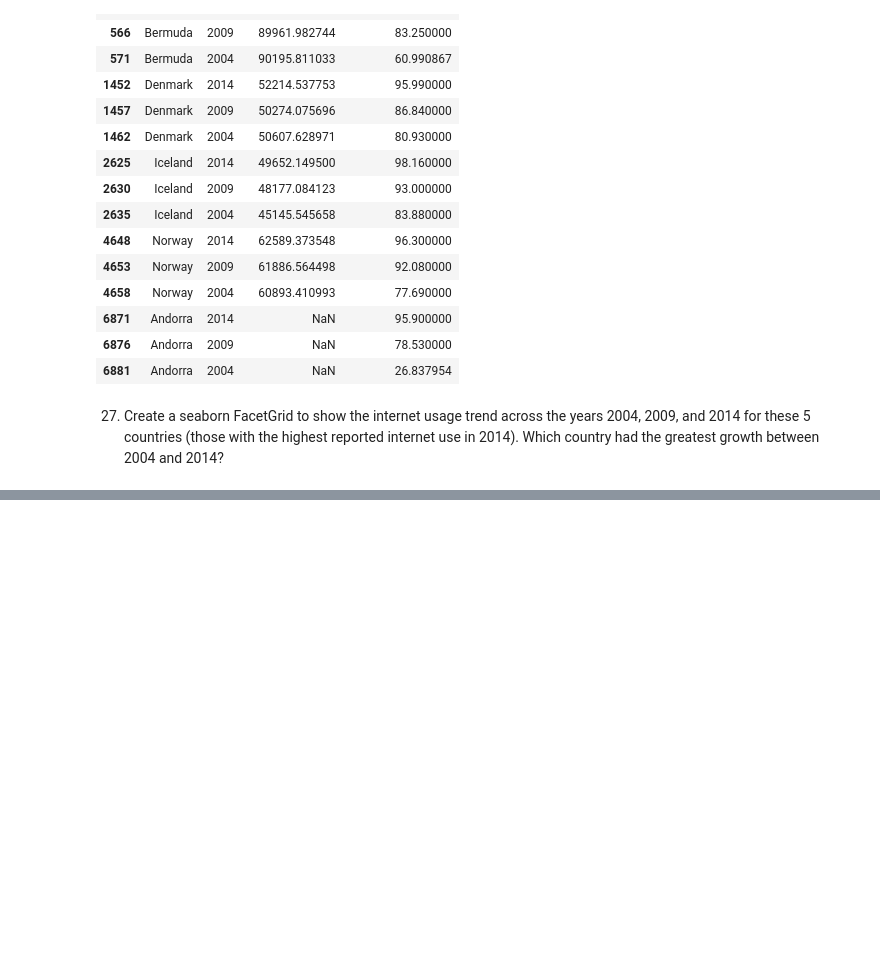
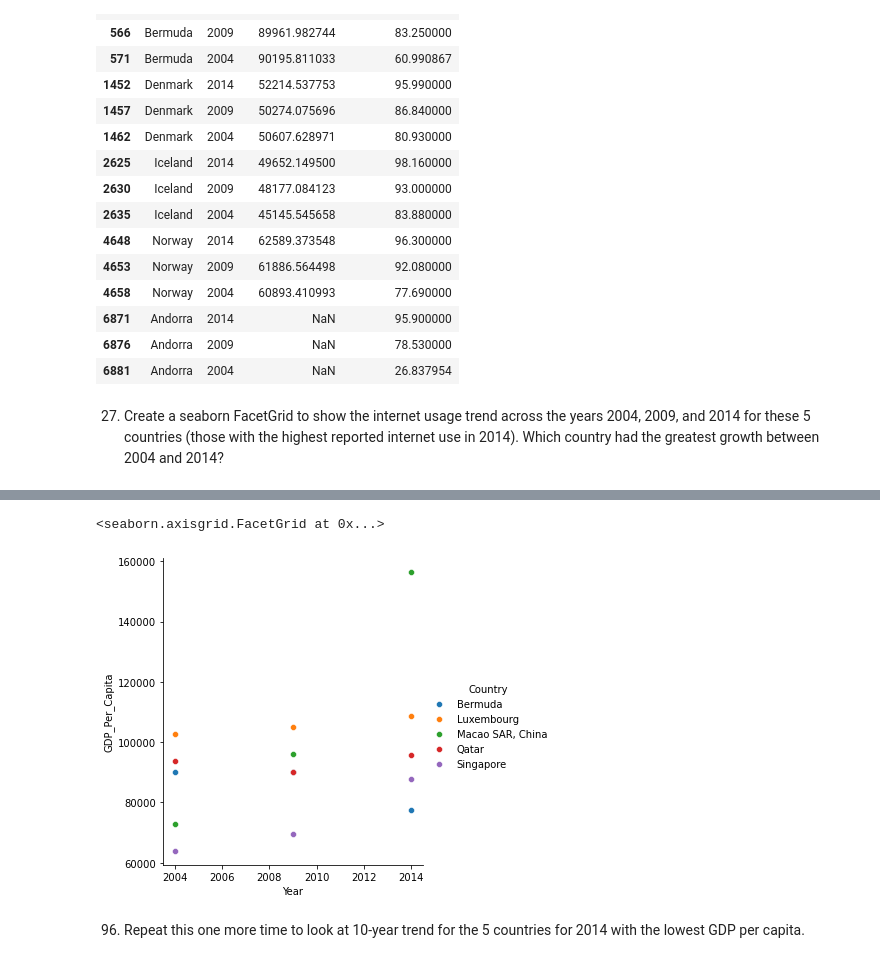
Before and after one commit to RRapoport33/gdp-and-internet-usage-RRapoport33, a Jupyter notebook: notebooks/UN Data Project.ipynb, the cells around one changed output, grey strips where cells are left out. Cells and saved outputs as stored; diff of their text form; code cells hidden in the pictures; blank space fills up the shorter version.

```diff
--- a/notebooks/UN Data Project.ipynb
+++ b/notebooks/UN Data Project.ipynb
@@ -482,0 +530,3 @@ top_5_internet
+# %%
+hgdp = df14.nlargest(5,'GDP_Per_Capita')
+hgdp
@@ -482,0 +540,3 @@ top_5_internet
+# %%
+top_5_gdp = subset_years[(subset_years.Country.isin(hgdp.Country))]
+top_5_gdp
@@ -482,0 +560,9 @@ top_5_internet
+# %%
+internetFG = sns.FacetGrid(top_5_gdp, hue='Country', height=5, aspect=1)
+internetFG.map(sns.scatterplot, 'Year', 'GDP_Per_Capita')
+internetFG.add_legend()
+# %% [output]
+<seaborn.axisgrid.FacetGrid at 0x...>
+[figure, added]
+# %% [markdown]
+96. Repeat this one more time to look at 10-year trend for the 5 countries for 2014 with the lowest GDP per capita.
```
Also changed, not shown: parts of 12 cells of this notebook, 1 other file.
